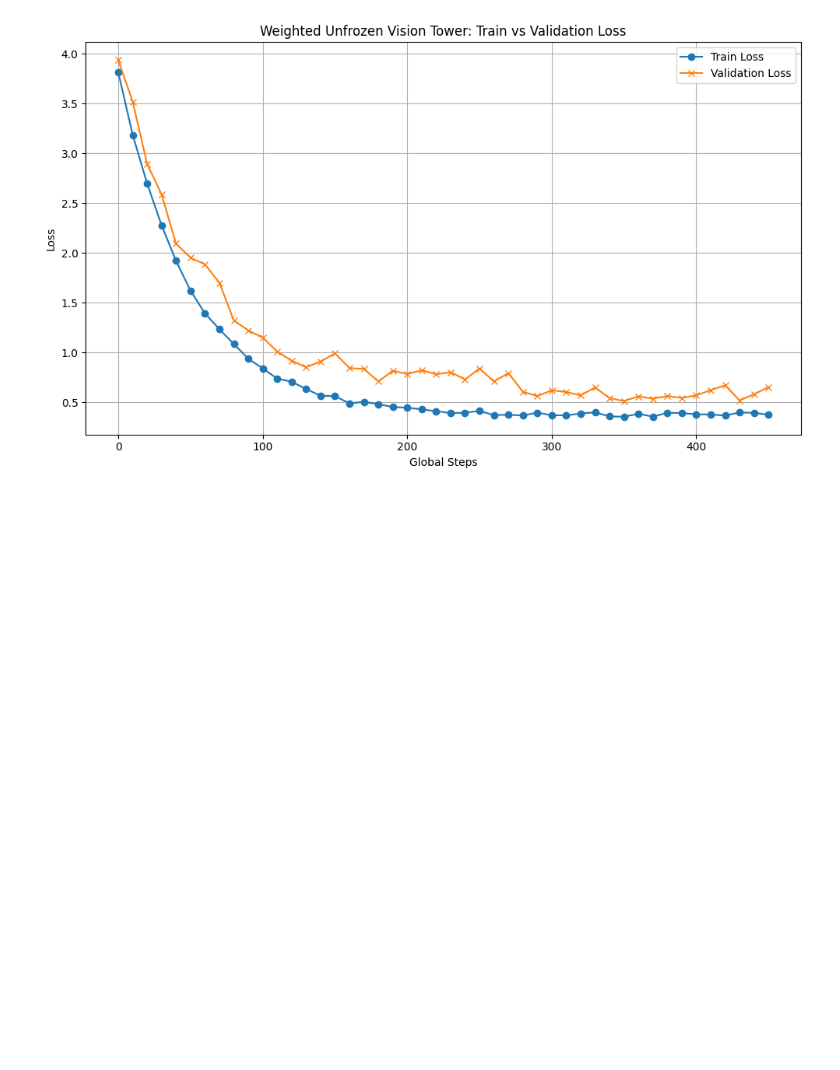
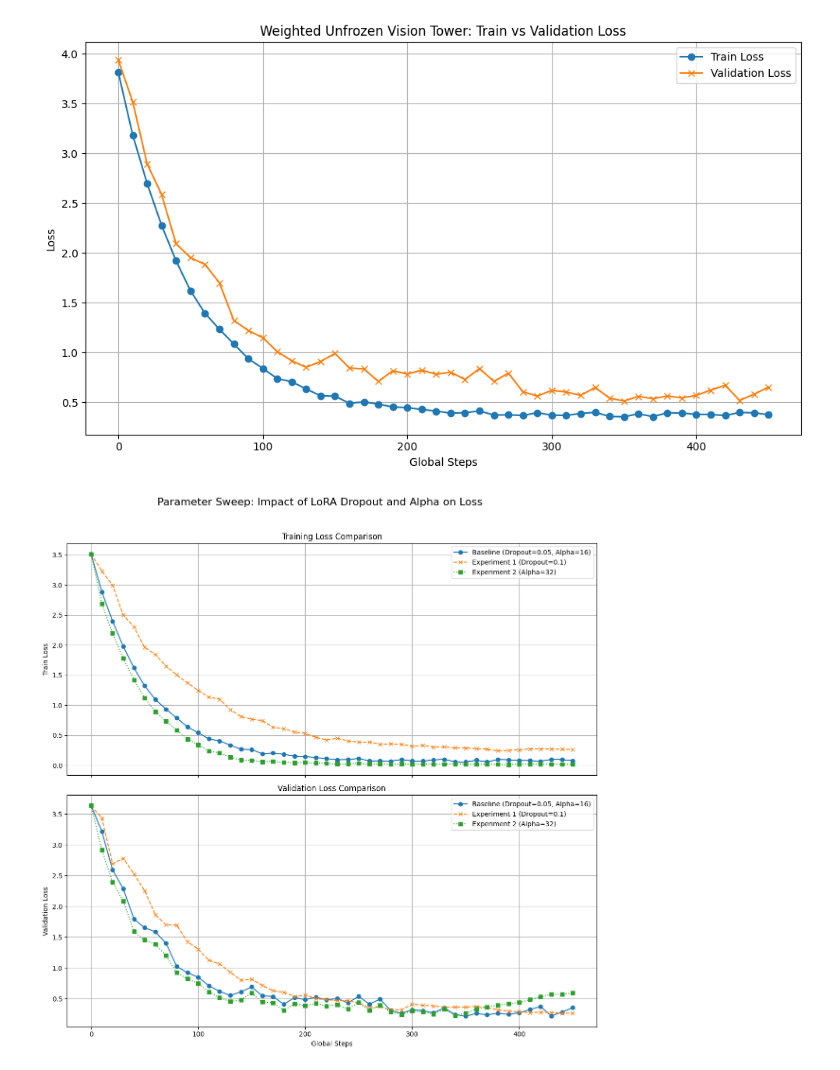
Before and after one commit to tmdeptrai/ContextFire-VLM, a Jupyter notebook: vlm_finetune/draw_curve.ipynb, the cells around one changed output. Drawn from its saved outputs; the diff is of its cells as text; code cells hidden in the pictures; blank space fills up the shorter version.

Commit message:
param sweep exps

```diff
--- a/vlm_finetune/draw_curve.ipynb
+++ b/vlm_finetune/draw_curve.ipynb
@@ -55,3 +55,37 @@ plt.tight_layout()
 plt.show()
 # %% [output]
 [figure]
+# %%
+df_baseline = pd.read_csv('./unfrozen.csv')
+df_dropout = pd.read_csv('./unfrozen_dropout_0.1.csv')
+df_alpha = pd.read_csv('./unfrozen_alpha_32.csv')
+
+# Create a figure with two subplots (one for training, one for validation)
+fig, (ax1, ax2) = plt.subplots(2, 1, figsize=(12, 12), sharex=True)
+
+# --- Subplot 1: Training Loss Curves ---
+ax1.plot(df_baseline['global_steps'], df_baseline['train/loss'], label='Baseline (Dropout=0.05, Alpha=16)', marker='o', linestyle='-')
+ax1.plot(df_dropout['global_steps'], df_dropout['train/loss'], label='Experiment 1 (Dropout=0.1)', marker='x', linestyle='--')
+ax1.plot(df_alpha['global_steps'], df_alpha['train/loss'], label='Experiment 2 (Alpha=32)', marker='s', linestyle=':')
+ax1.set_title('Training Loss Comparison')
+ax1.set_ylabel('Train Loss')
+ax1.legend()
+ax1.grid(True)
+
+# --- Subplot 2: Validation Loss Curves ---
+ax2.plot(df_baseline['global_steps'], df_baseline['eval/loss'], label='Baseline (Dropout=0.05, Alpha=16)', marker='o', linestyle='-')
+ax2.plot(df_dropout['global_steps'], df_dropout['eval/loss'], label='Experiment 1 (Dropout=0.1)', marker='x', linestyle='--')
+ax2.plot(df_alpha['global_steps'], df_alpha['eval/loss'], label='Experiment 2 (Alpha=32)', marker='s', linestyle=':')
+ax2.set_title('Validation Loss Comparison')
+ax2.set_xlabel('Global Steps')
+ax2.set_ylabel('Validation Loss')
+ax2.legend()
+ax2.grid(True)
+
+ax2.legend() # Re-call legend to include axhline labels
+
+plt.suptitle('Parameter Sweep: Impact of LoRA Dropout and Alpha on Loss', fontsize=16)
+plt.tight_layout(rect=[0, 0, 1, 0.96]) # Adjust layout to make room for suptitle
+plt.show()
+# %% [output]
+[figure, added]
```
Also changed, not shown: 8 other files.
